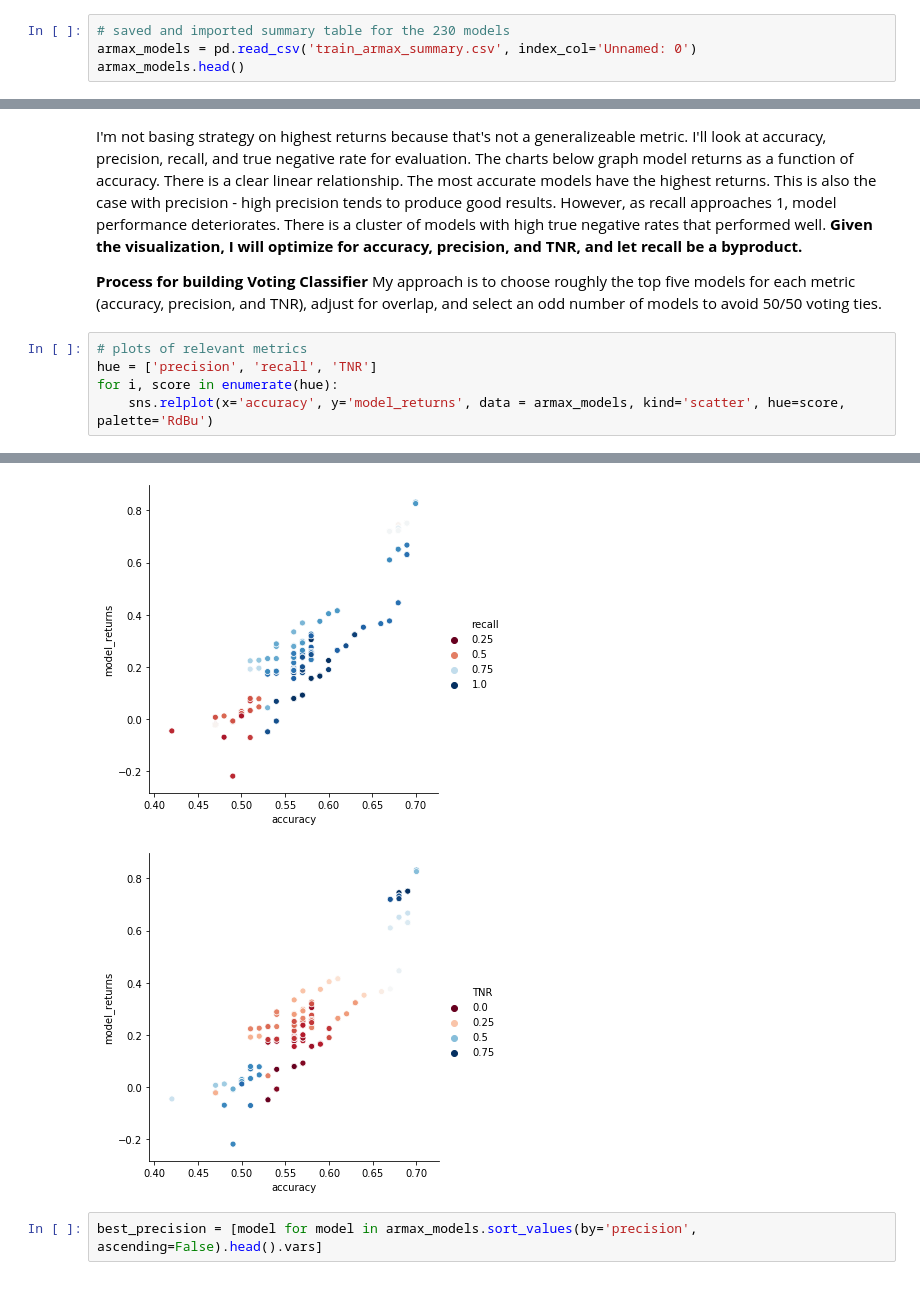
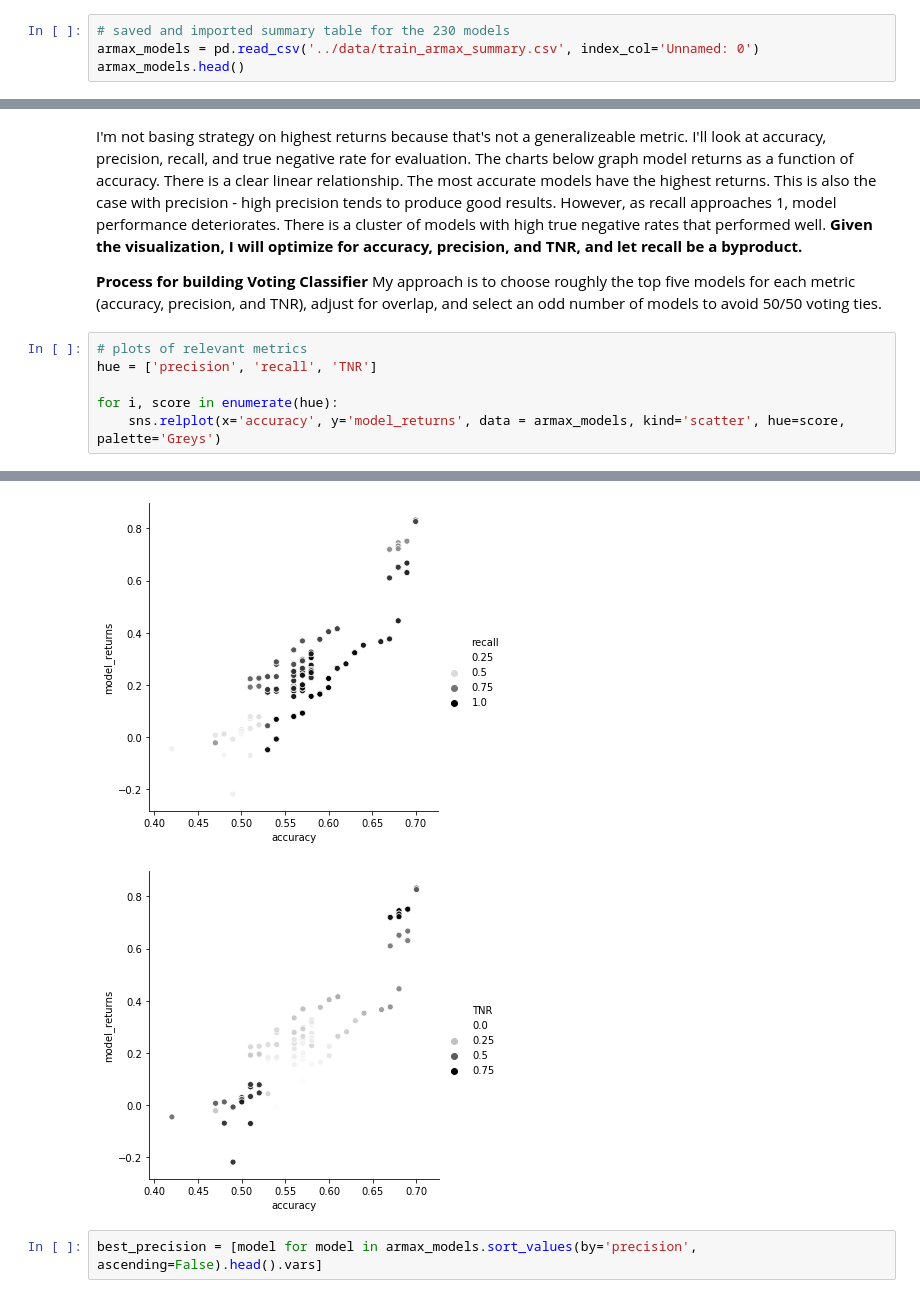
Before and after one commit to achildress83/trading-bitcoin, a Jupyter notebook: notebooks/ARIMA Models.ipynb, the cells around one changed output, grey strips where cells are left out. Cells and saved outputs as stored; diff of their text form.

```diff
--- a/notebooks/ARIMA Models.ipynb
+++ b/notebooks/ARIMA Models.ipynb
@@ -682,7 +682,7 @@ armax_models['recall'] = armax_models.TP / (armax_models.TP + armax_models.FN)
 armax_models['TNR'] =  armax_models.TN / (armax_models.TN + armax_models.FP)
 # %%
 # saved and imported summary table for the 230 models
-armax_models = pd.read_csv('train_armax_summary.csv', index_col='Unnamed: 0')
+armax_models = pd.read_csv('../data/train_armax_summary.csv', index_col='Unnamed: 0')
 armax_models.head()
 # %% [output]
 |  | vars | model_returns | FP | FN | TP | TN | accuracy | precision | recall | TNR |
@@ -700,6 +700,7 @@ My approach is to choose roughly the top five models for each metric (accuracy,
 # %%
 # plots of relevant metrics
 hue = ['precision', 'recall', 'TNR']
+
 for i, score in enumerate(hue):
-    sns.relplot(x='accuracy', y='model_returns', data = armax_models, kind='scatter', hue=score, palette='RdBu')
+    sns.relplot(x='accuracy', y='model_returns', data = armax_models, kind='scatter', hue=score, palette='Greys')
 # %% [output]
@@ -707,5 +708,5 @@ for i, score in enumerate(hue):
-[figure, old version]
+[figure, new version]
-[figure, old version]
+[figure, new version]
 # %%
 best_precision = [model for model in armax_models.sort_values(by='precision', ascending=False).head().vars]
 # %%
```
Also changed, not shown: parts of 2 cells of this notebook, 10 other files.
